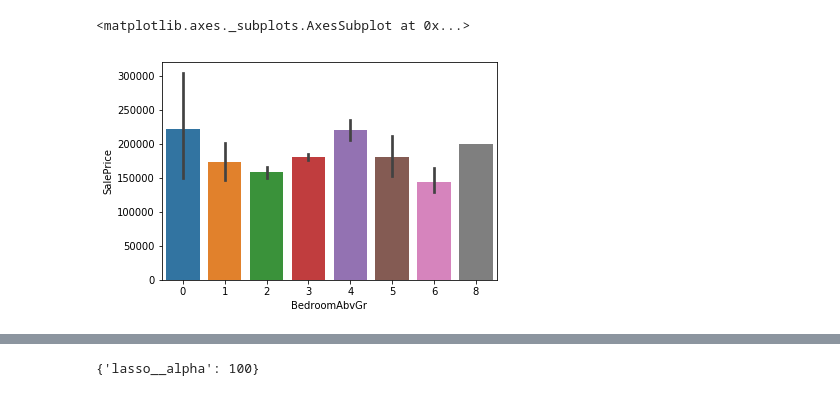
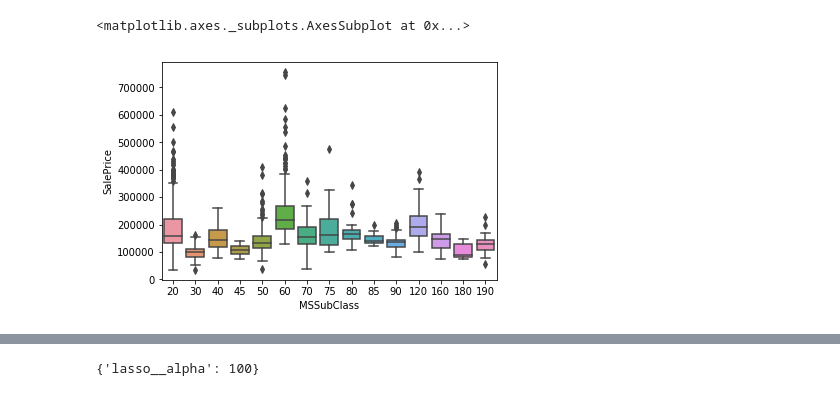
Before and after one commit to luigi-0/House-Prices, a Jupyter notebook: parameter_tuning/gbr_grid.ipynb, the cells around one changed output, grey strips where cells are left out. Cells and saved outputs as stored; diff of their text form; code cells hidden in the pictures.

```diff
--- a/parameter_tuning/gbr_grid.ipynb
+++ b/parameter_tuning/gbr_grid.ipynb
@@ -342,5 +453,5 @@ np.random.seed(seed)
 # %%
-sns.barplot(house_source_data['BedroomAbvGr'], house_source_data['SalePrice'])
+sns.boxplot(house_source_data['MSSubClass'], house_source_data['SalePrice'])
 # %% [output]
 <matplotlib.axes._subplots.AxesSubplot at 0x...>
-[figure, old version]
+[figure, new version]
```
Also changed, not shown: parts of 28 cells of this notebook.
